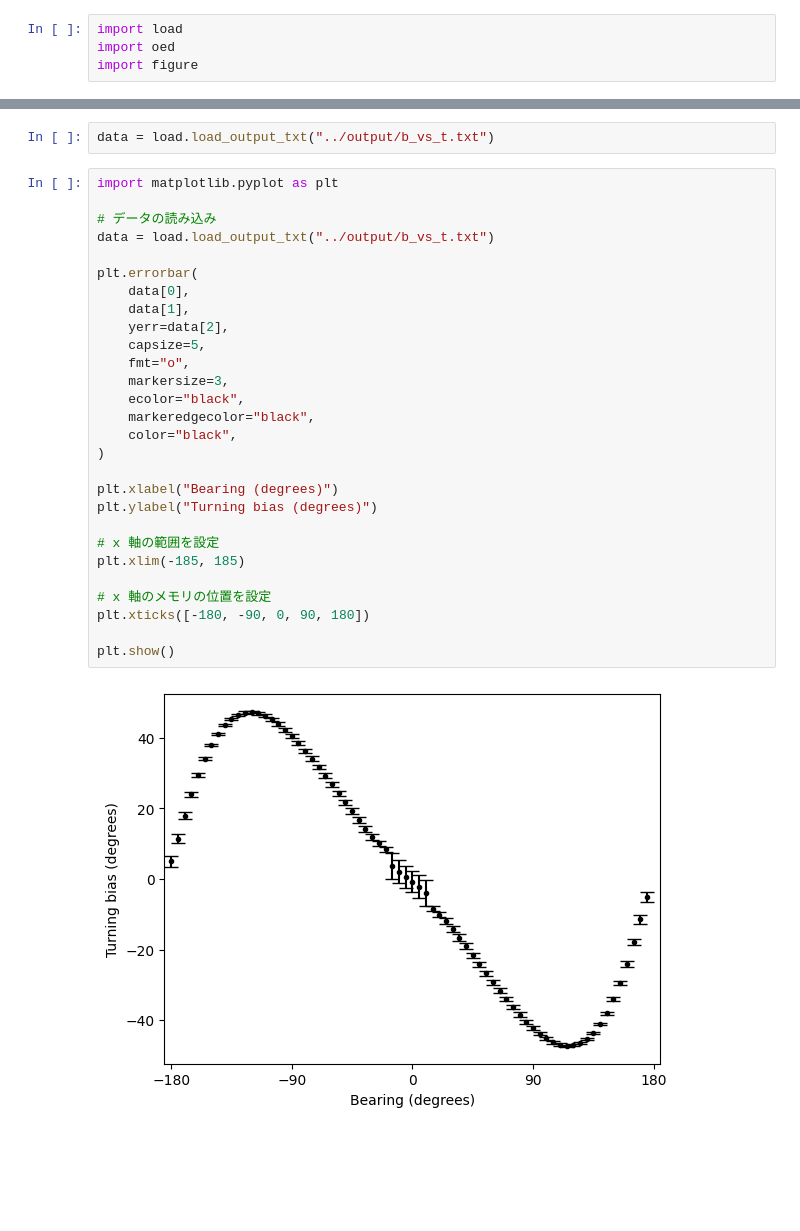
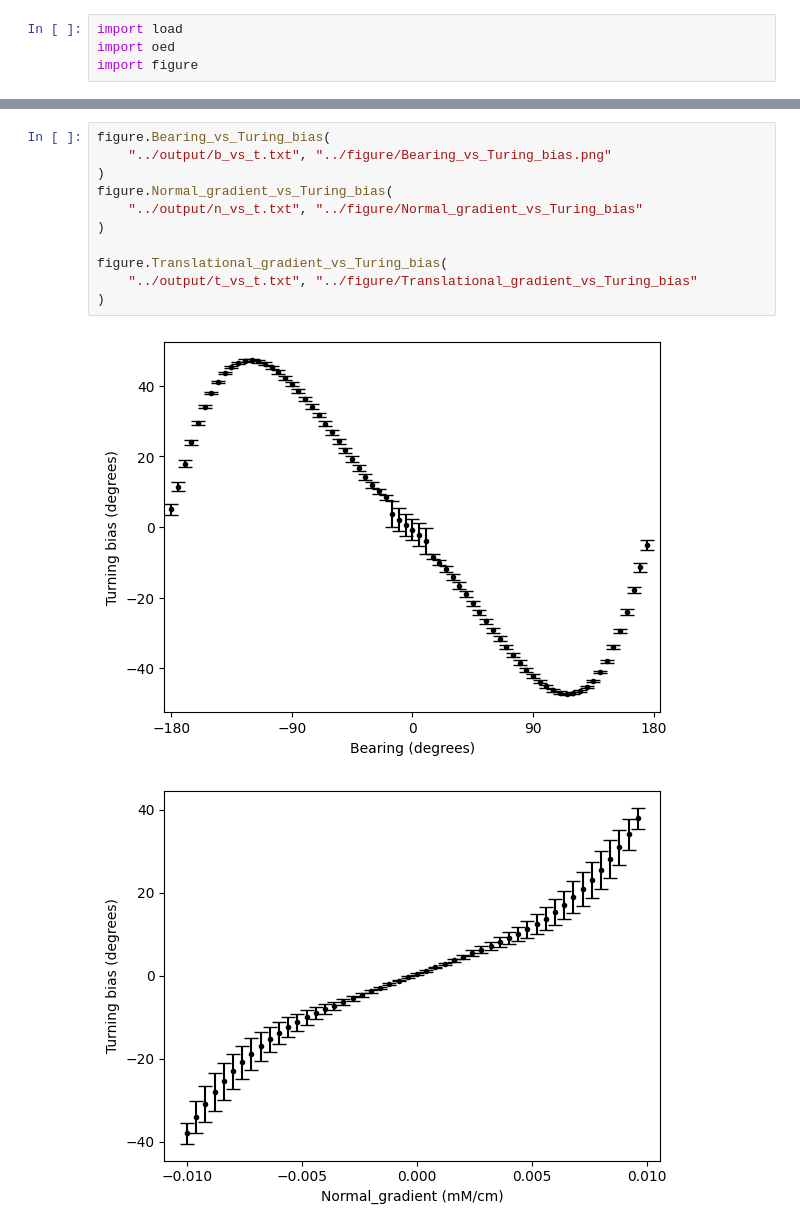
Before and after one commit to 118-Oganesson/C_elegans, a Jupyter notebook: python/main.ipynb, the cells around one changed output, grey strips where cells are left out. Cells and saved outputs as stored; diff of their text form; blank space fills up the shorter version.

Commit message:
Normal_gradient_vs_Turing_biasとTranslational_gradient_vs_Turing_biasをプロットするプログラムを作成した。

```diff
--- a/python/main.ipynb
+++ b/python/main.ipynb
@@ -17,32 +21,14 @@ N_, M_, f_inv, T_ = oed.time_constant_step(gene, "setting")
-# %%
-data = load.load_output_txt("../output/b_vs_t.txt")
-# %%
-import matplotlib.pyplot as plt
-
-# データの読み込み
-data = load.load_output_txt("../output/b_vs_t.txt")
-
-plt.errorbar(
-    data[0],
-    data[1],
-    yerr=data[2],
-    capsize=5,
-    fmt="o",
-    markersize=3,
-    ecolor="black",
-    markeredgecolor="black",
-    color="black",
-)
-
-plt.xlabel("Bearing (degrees)")
-plt.ylabel("Turning bias (degrees)")
-
-# x 軸の範囲を設定
-plt.xlim(-185, 185)
-
-# x 軸のメモリの位置を設定
-plt.xticks([-180, -90, 0, 90, 180])
-
-plt.show()
-# %% [output]
-[figure, removed]
+# %%
+figure.Bearing_vs_Turing_bias(
+    "../output/b_vs_t.txt", "../figure/Bearing_vs_Turing_bias.png"
+)
+figure.Normal_gradient_vs_Turing_bias(
+    "../output/n_vs_t.txt", "../figure/Normal_gradient_vs_Turing_bias"
+)
+
+figure.Translational_gradient_vs_Turing_bias(
+    "../output/t_vs_t.txt", "../figure/Translational_gradient_vs_Turing_bias"
+)
+# %% [output]
+[figure, added]
+[figure, added]
```
Also changed, not shown: parts of 2 cells of this notebook, 3 other files.
